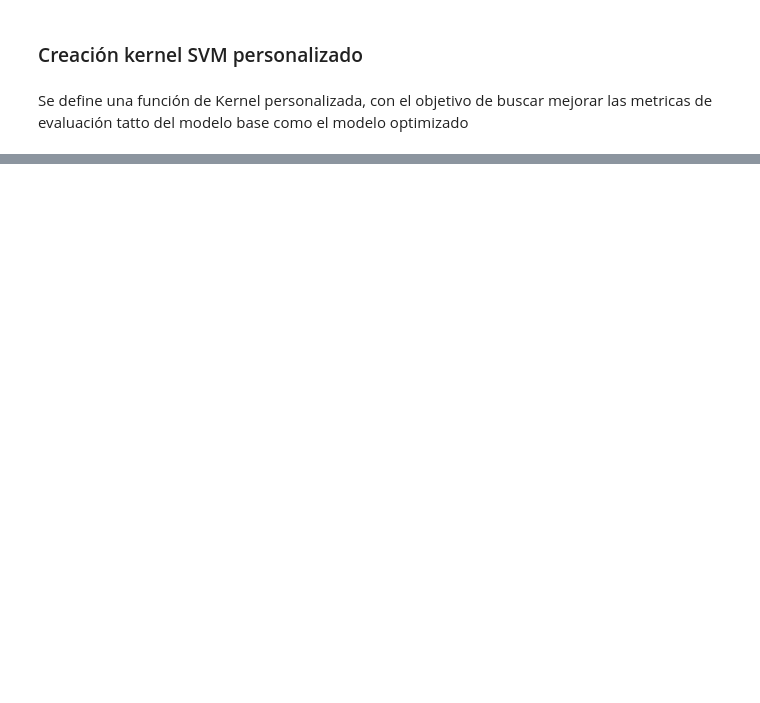
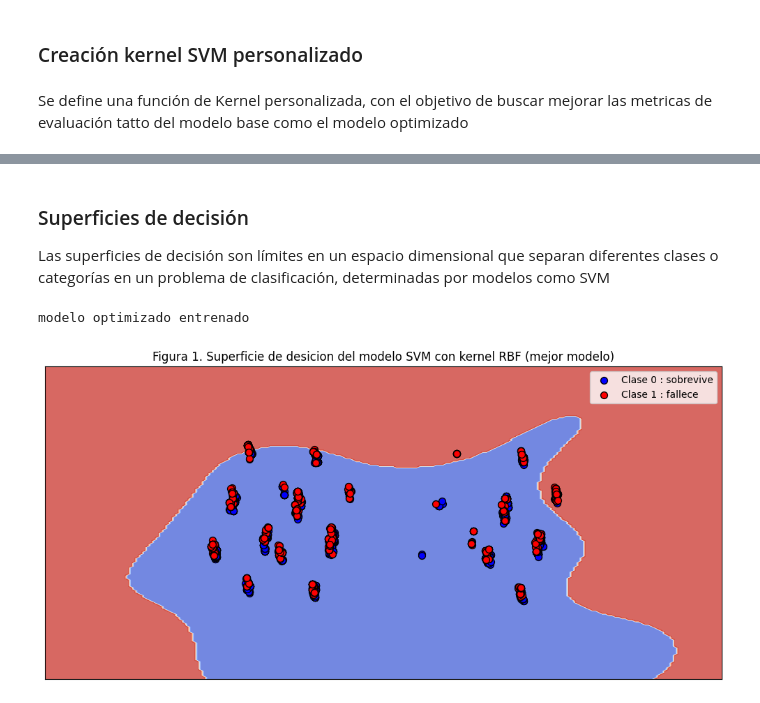
Before and after one commit to juandtap/ML_Random_Forest_SVM, a Jupyter notebook: ML_clasificacion_random_forest_svm_FASE3.ipynb, the cells around one changed output, grey strips where cells are left out. Saved outputs shown, nothing was run; the diff lists cells and outputs as text; code cells hidden in the pictures; blank space fills up the shorter version.

```diff
--- a/ML_clasificacion_random_forest_svm_FASE3.ipynb
+++ b/ML_clasificacion_random_forest_svm_FASE3.ipynb
@@ -463,0 +591,4 @@ terminar  custom kernel function
+# %% [markdown]
+### Superficies de decisión
+
+Las superficies de decisión son límites en un espacio dimensional que separan diferentes clases o categorías en un problema de clasificación, determinadas por modelos como SVM
@@ -463,0 +630,29 @@ terminar  custom kernel function
+# %%
+from sklearn.decomposition import PCA
+# Reducir la dimensionalidad de los datos a 2 dimensiones para visualización
+pca = PCA(n_components=2)
+X_pca = pca.fit_transform(X_train2)
+# %%
+# nuevos conjuntos de training y testing con dos componentes principales
+X_train, X_test, y_train, y_test = train_test_split(X_pca, y_train2, test_size=0.2, random_state=42)
+# %%
+modelo_svm_optimizado = SVC(kernel='rbf', C=100, gamma=1)
+modelo_svm_optimizado.fit(X_train, y_train)
+print("modelo optimizado entrenado")
+# %% [output]
+modelo optimizado entrenado
+# %%
+# Crear una figura
+plt.figure(figsize=(10, 5))
+
+# Graficar el SVM con kernel RBF
+
+plot_decision_regions(X_train, y_train, modelo_svm_optimizado)
+plt.title('Figura 1. Superficie de desicion del modelo SVM con kernel RBF (mejor modelo)')
+
+
+# Mostrar la gráfica
+plt.tight_layout()
+plt.show()
+# %% [output]
+[figure, added]
```
Also changed, not shown: parts of 19 cells of this notebook, 3 other files.
